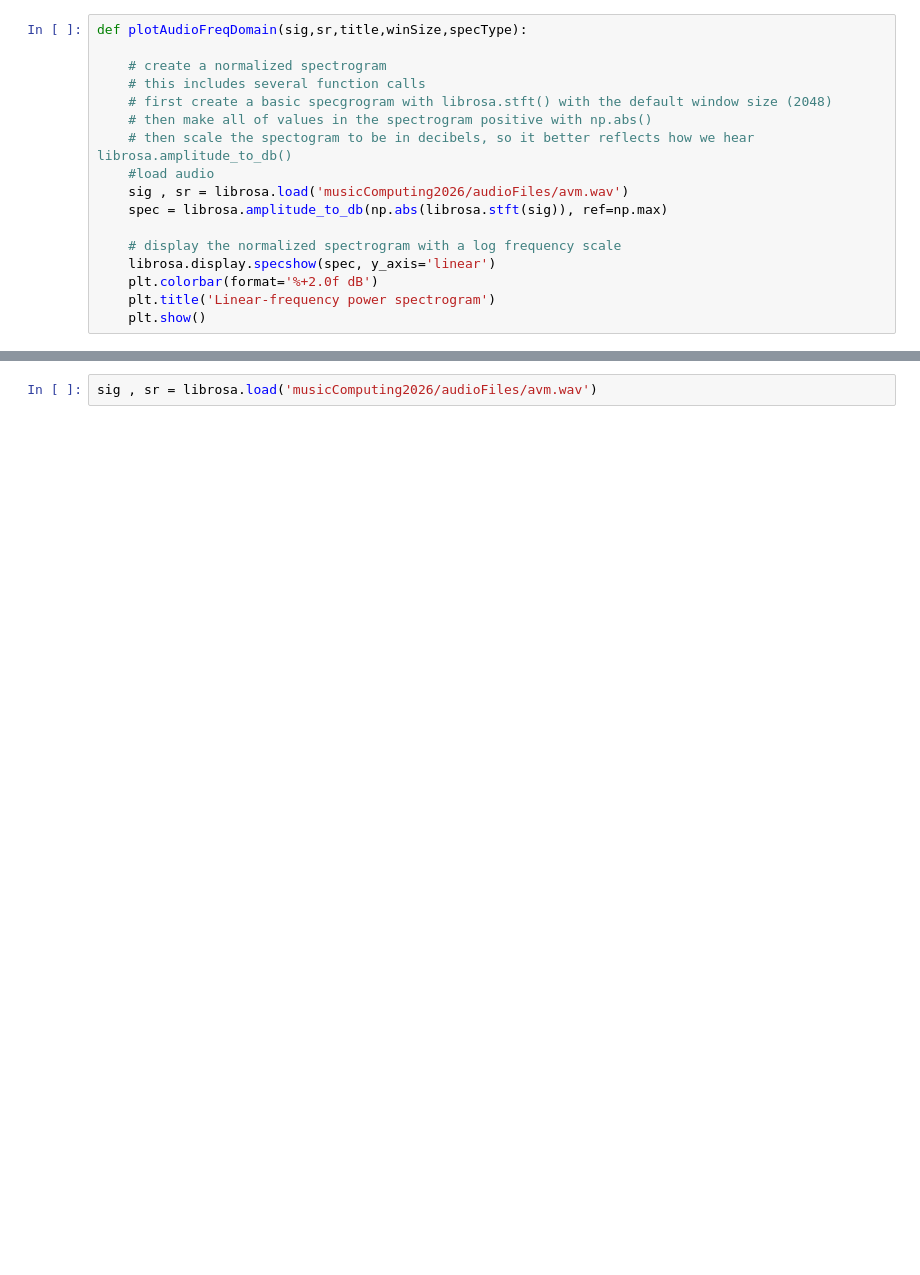
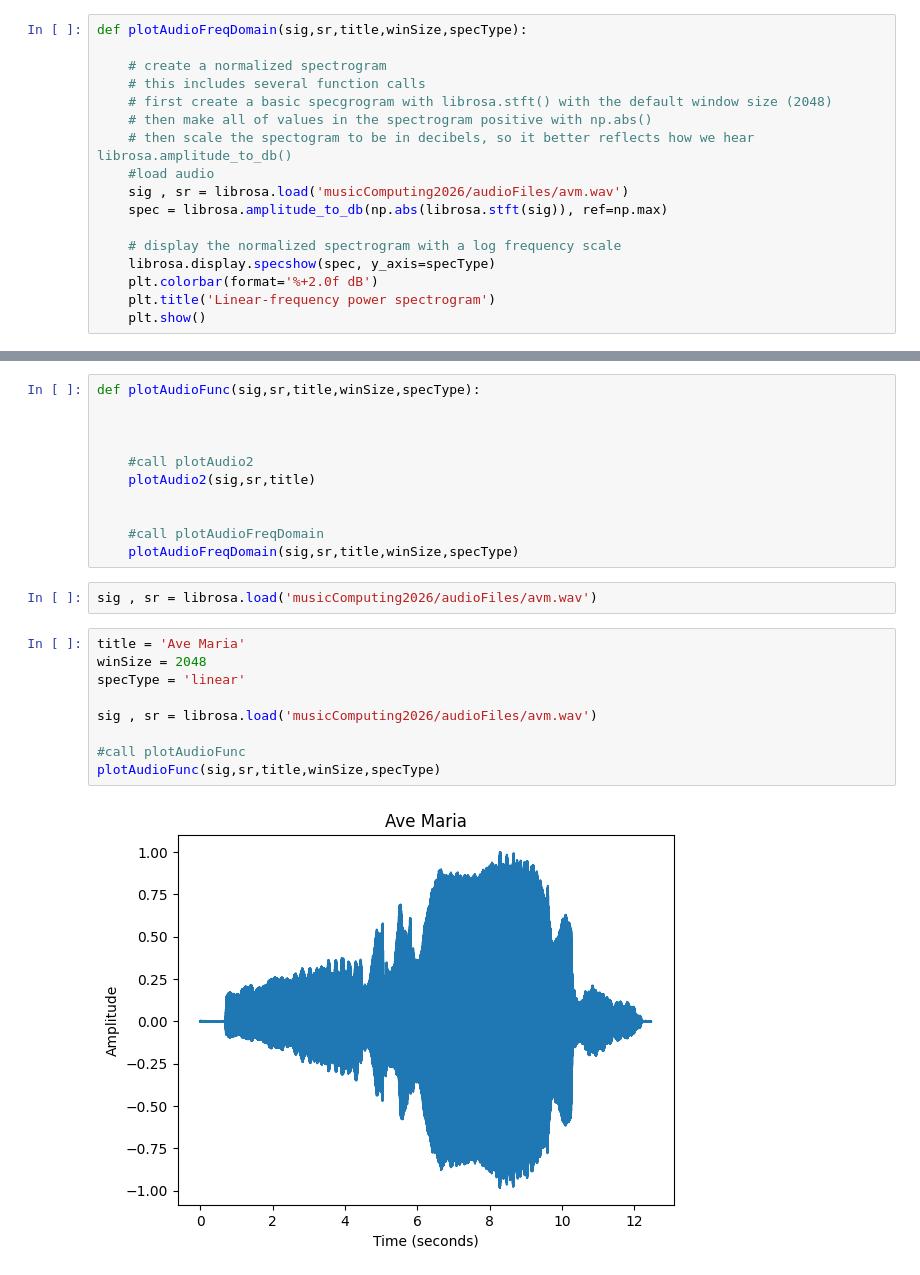
Before and after one commit to shorkelleyss-dot/Musiccomputing2026, a Jupyter notebook: labassignment3.ipynb, the cells around one changed output, grey strips where cells are left out. Drawn from its saved outputs; the diff is of its cells as text; blank space fills up the shorter version.

```diff
--- a/labassignment3.ipynb
+++ b/labassignment3.ipynb
@@ -59,7 +59,7 @@ def plotAudioFreqDomain(sig,sr,title,winSize,specType):
     spec = librosa.amplitude_to_db(np.abs(librosa.stft(sig)), ref=np.max)
 
     # display the normalized spectrogram with a log frequency scale
-    librosa.display.specshow(spec, y_axis='linear')
+    librosa.display.specshow(spec, y_axis=specType)
     plt.colorbar(format='%+2.0f dB')
     plt.title('Linear-frequency power spectrogram')
     plt.show()
@@ -102,2 +66,24 @@ def plotAudioFunc(sig,sr,title,winSize,specType):
+# %%
+def plotAudioFunc(sig,sr,title,winSize,specType):
+
+
+
+    #call plotAudio2
+    plotAudio2(sig,sr,title)
+
+
+    #call plotAudioFreqDomain
+    plotAudioFreqDomain(sig,sr,title,winSize,specType)
 # %%
 sig , sr = librosa.load('musicComputing2026/audioFiles/avm.wav')
+# %%
+title = 'Ave Maria'
+winSize = 2048
+specType = 'linear'
+
+sig , sr = librosa.load('musicComputing2026/audioFiles/avm.wav')
+
+#call plotAudioFunc
+plotAudioFunc(sig,sr,title,winSize,specType)
+# %% [output]
+[figure, added]
```
Also changed, not shown: parts of 8 cells of this notebook.
